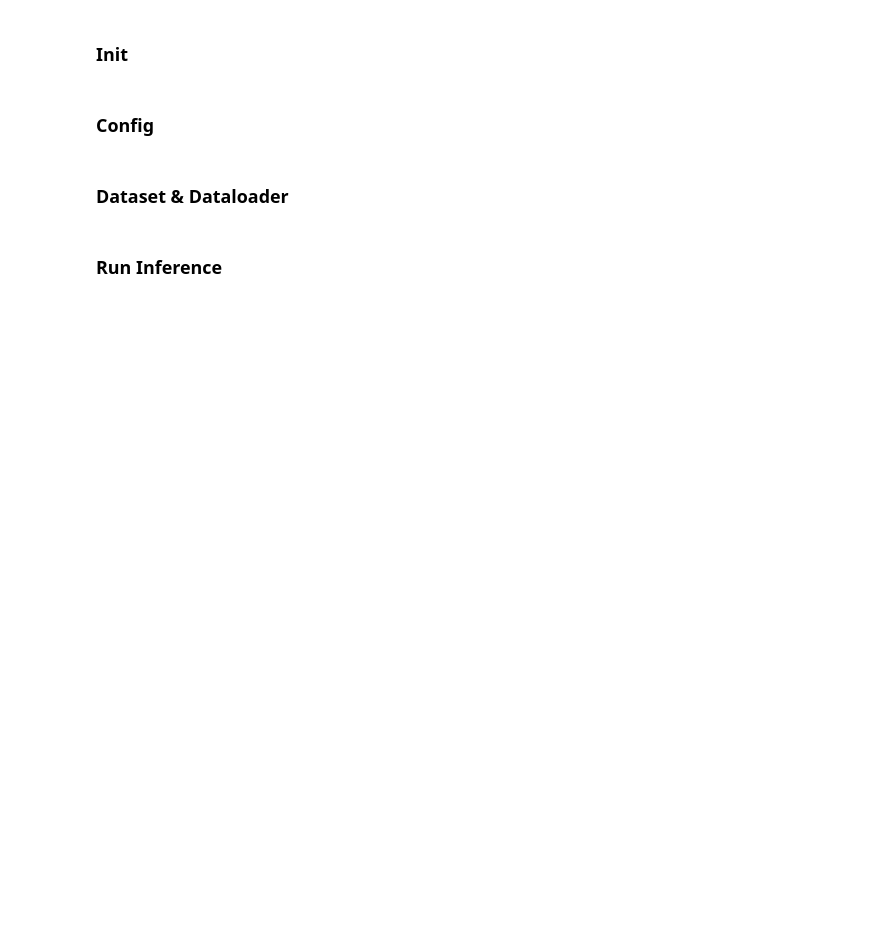
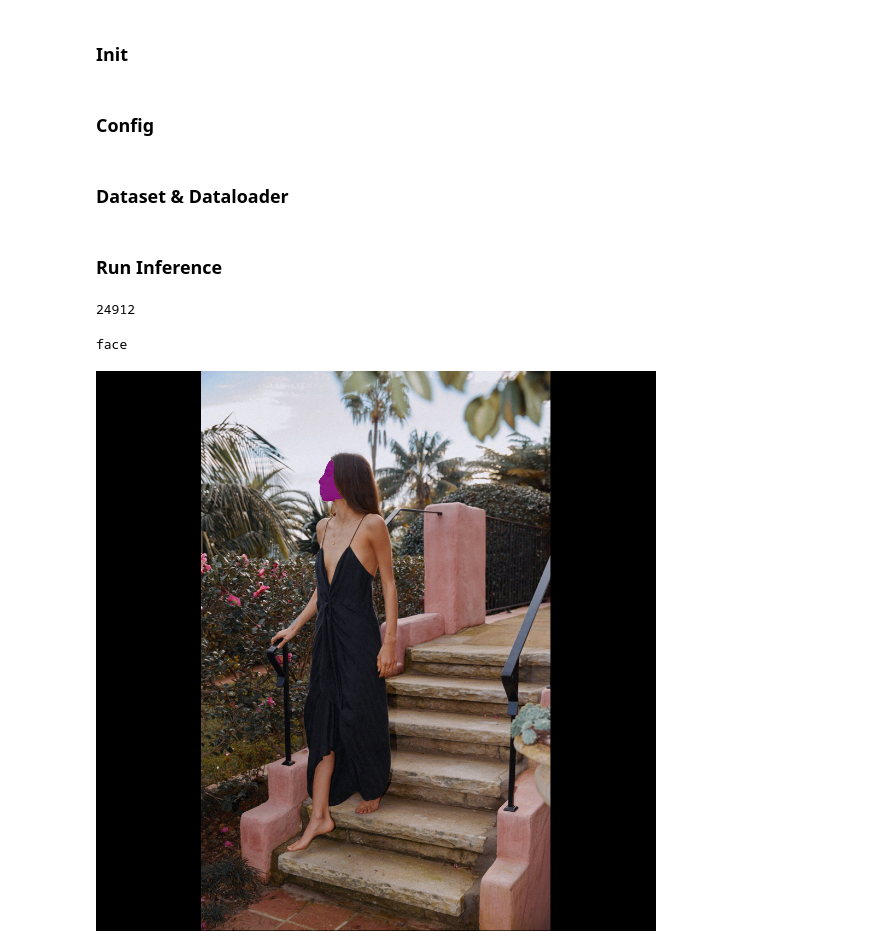
Before and after one commit to MnLgt/ImagenHeap, a Jupyter notebook: run_segmentation.ipynb, the cells around one changed output. Saved outputs shown, nothing was run; the diff lists cells and outputs as text; code cells hidden in the pictures; blank space fills up the shorter version.

```diff
--- a/run_segmentation.ipynb
+++ b/run_segmentation.ipynb
@@ -89,8 +89,9 @@ class Segmentation(Dataset):
 
         # Get PIL Image
         image_pil = item[self.image_col]
-        if image_pil.size[0] != self.imgsz or image_pil.size[1] != self.imgsz:
-            image_pil = resize_image_pil(image_pil)
+        # if image_pil.size[0] != self.imgsz or image_pil.size[1] != self.imgsz:
+        #     image_pil = resize_image_pil(image_pil)
+        image_pil = resize_image_pil(image_pil)
 
 
         # Process dino image
@@ -112,6 +113,4 @@ c = ds.ds.select(b)
 ds.ds = c
 # %%
 ds.ds = ds.ds.shuffle(seed=42)
-# %%
-ds.ds = ds.ds.take(2000)
 # %%
@@ -180,14 +178,44 @@ with tqdm(total=len(dataloader)) as pbar:
 import gc
 gc.collect()
 torch.cuda.empty_cache()
+# %%
+len(masks_md)
+# %% [output]
+24912
+# %%
+updated_ds = ds.ds.take(len(masks_md))
 # %%
 import json
 from datasets import Value
 from huggingface_hub import create_repo
-updated_ds = ds.ds
+
 updated_ds = updated_ds.add_column("mask_metadata", masks_md)
-updated_ds = updated_ds.cast_column("width", Value("int16"))
-updated_ds = updated_ds.cast_column("height", Value("int16"))
+# updated_ds = updated_ds.cast_column("width", Value("int16"))
+# updated_ds = updated_ds.cast_column("height", Value("int16"))
+# %%
+from utils import convert_coco_polygons_to_mask, overlay_mask
+from PIL import Image
+
+def sanity_check(ds, row=102, mask_row=2):
+    image = ds[row]['image']
+    image = resize_image_pil(image)
+
+    polygons = ds[row]['mask_metadata'][mask_row]['polygons']
+    label = ds[row]['mask_metadata'][mask_row]['label']
+
+    mask = convert_coco_polygons_to_mask(polygons, 1024, 1024)
+    mask_image = Image.fromarray(mask)
+    overlay = overlay_mask(image, mask_image, opacity=0.8)
+
+    print(label)
+    display(overlay)
+
+row = 3
+mask_row = 0
+sanity_check(updated_ds, row, mask_row)
+# %% [output]
+face
+[figure, added]
 # %%
 # Filter out rows with no mask_metadata
 a = updated_ds['mask_metadata']
```
Also changed, not shown: parts of 7 cells of this notebook, 2 other files.
